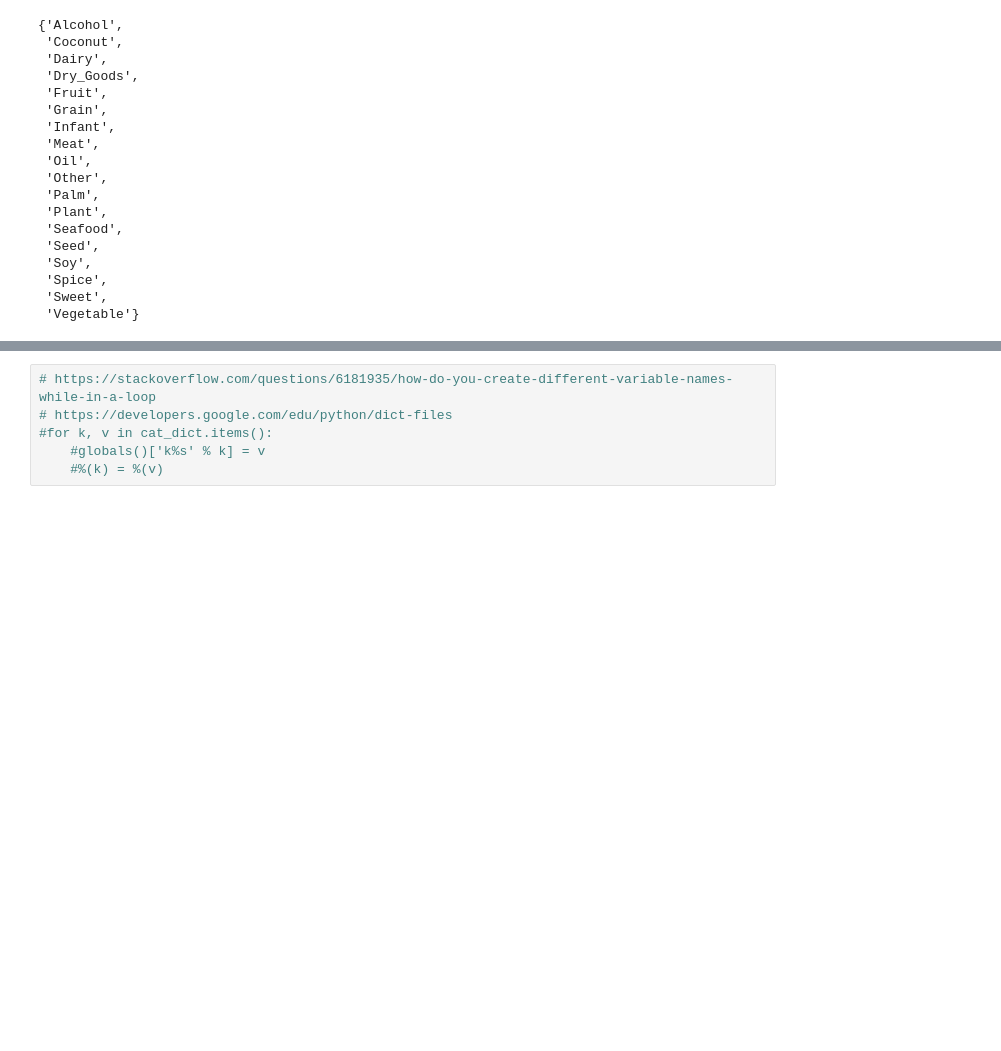
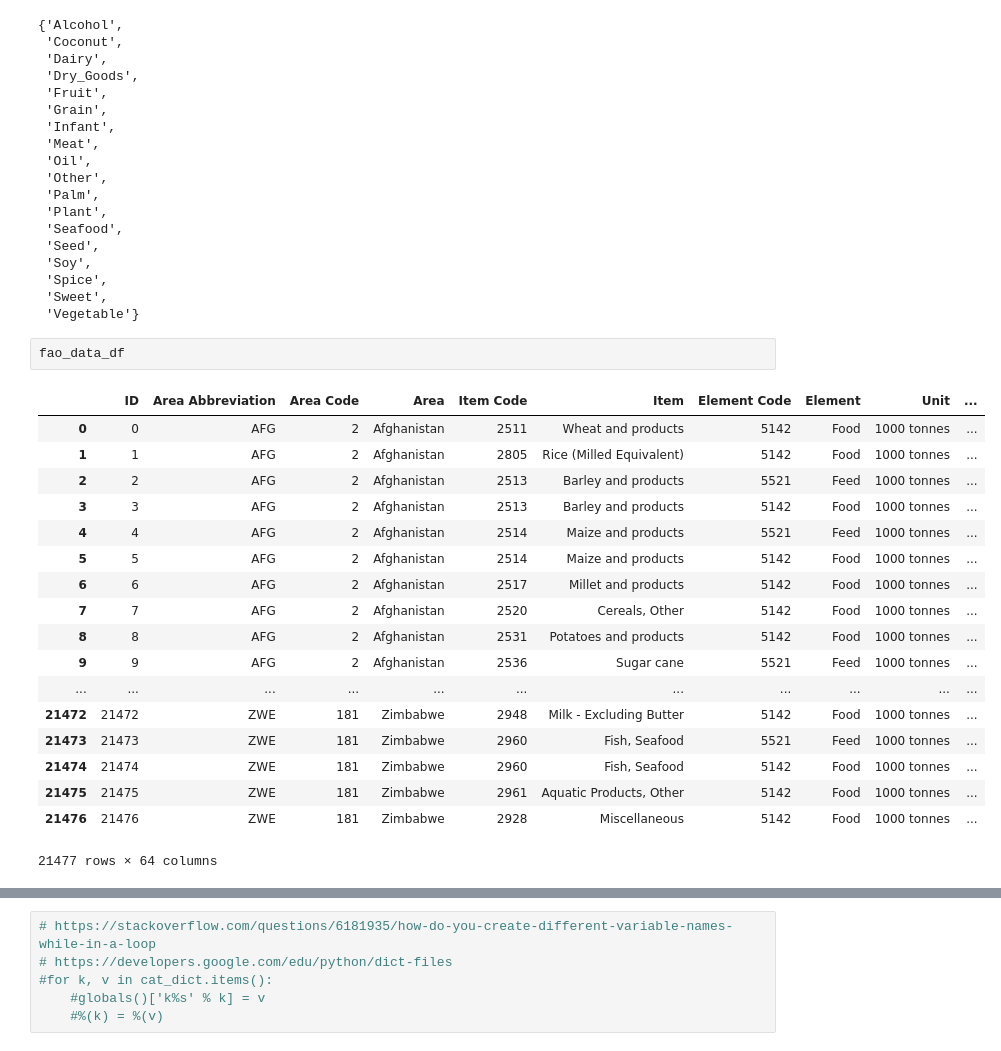
Before and after one commit to shortpoet/ETL-Project, a Jupyter notebook: ETL_Data_Clean_v_0_5.ipynb, the cells around one changed output, grey strips where cells are left out. Cells and saved outputs as stored; diff of their text form; blank space fills up the shorter version.

```diff
--- a/ETL_Data_Clean_v_0_5.ipynb
+++ b/ETL_Data_Clean_v_0_5.ipynb
@@ -516,3 +549,24 @@ set(fao_nrm_ctgry)
  'Spice',
  'Sweet',
  'Vegetable'}
+# %%
+fao_data_df
+# %% [output]
+|  | ID | Area Abbreviation | Area Code | Area | Item Code | Item | Element Code | Element | Unit | ... |
+| 0 | 0 | AFG | 2 | Afghanistan | 2511 | Wheat and products | 5142 | Food | 1000 tonnes | ... |
+| 1 | 1 | AFG | 2 | Afghanistan | 2805 | Rice (Milled Equivalent) | 5142 | Food | 1000 tonnes | ... |
+| 2 | 2 | AFG | 2 | Afghanistan | 2513 | Barley and products | 5521 | Feed | 1000 tonnes | ... |
+| 3 | 3 | AFG | 2 | Afghanistan | 2513 | Barley and products | 5142 | Food | 1000 tonnes | ... |
+| 4 | 4 | AFG | 2 | Afghanistan | 2514 | Maize and products | 5521 | Feed | 1000 tonnes | ... |
+| 5 | 5 | AFG | 2 | Afghanistan | 2514 | Maize and products | 5142 | Food | 1000 tonnes | ... |
+| 6 | 6 | AFG | 2 | Afghanistan | 2517 | Millet and products | 5142 | Food | 1000 tonnes | ... |
+| 7 | 7 | AFG | 2 | Afghanistan | 2520 | Cereals, Other | 5142 | Food | 1000 tonnes | ... |
+| 8 | 8 | AFG | 2 | Afghanistan | 2531 | Potatoes and products | 5142 | Food | 1000 tonnes | ... |
+| 9 | 9 | AFG | 2 | Afghanistan | 2536 | Sugar cane | 5521 | Feed | 1000 tonnes | ... |
+| ... | ... | ... | ... | ... | ... | ... | ... | ... | ... | ... |
+| 21472 | 21472 | ZWE | 181 | Zimbabwe | 2948 | Milk - Excluding Butter | 5142 | Food | 1000 tonnes | ... |
+| 21473 | 21473 | ZWE | 181 | Zimbabwe | 2960 | Fish, Seafood | 5521 | Feed | 1000 tonnes | ... |
+| 21474 | 21474 | ZWE | 181 | Zimbabwe | 2960 | Fish, Seafood | 5142 | Food | 1000 tonnes | ... |
+| 21475 | 21475 | ZWE | 181 | Zimbabwe | 2961 | Aquatic Products, Other | 5142 | Food | 1000 tonnes | ... |
+| 21476 | 21476 | ZWE | 181 | Zimbabwe | 2928 | Miscellaneous | 5142 | Food | 1000 tonnes | ... |
+21477 rows × 64 columns
```
Also changed, not shown: parts of 20 cells of this notebook, 1 other file.
